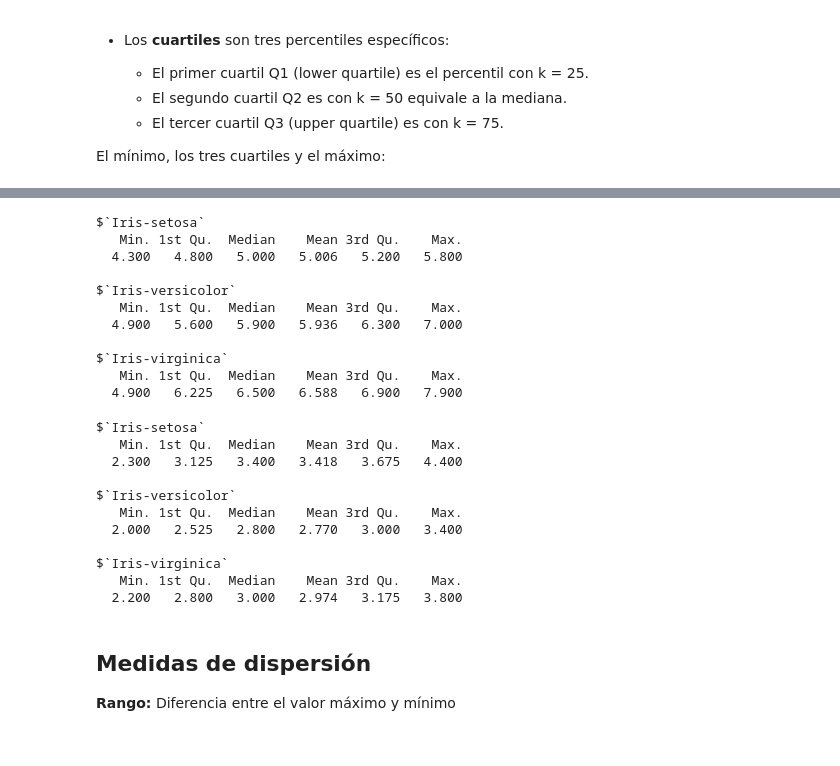
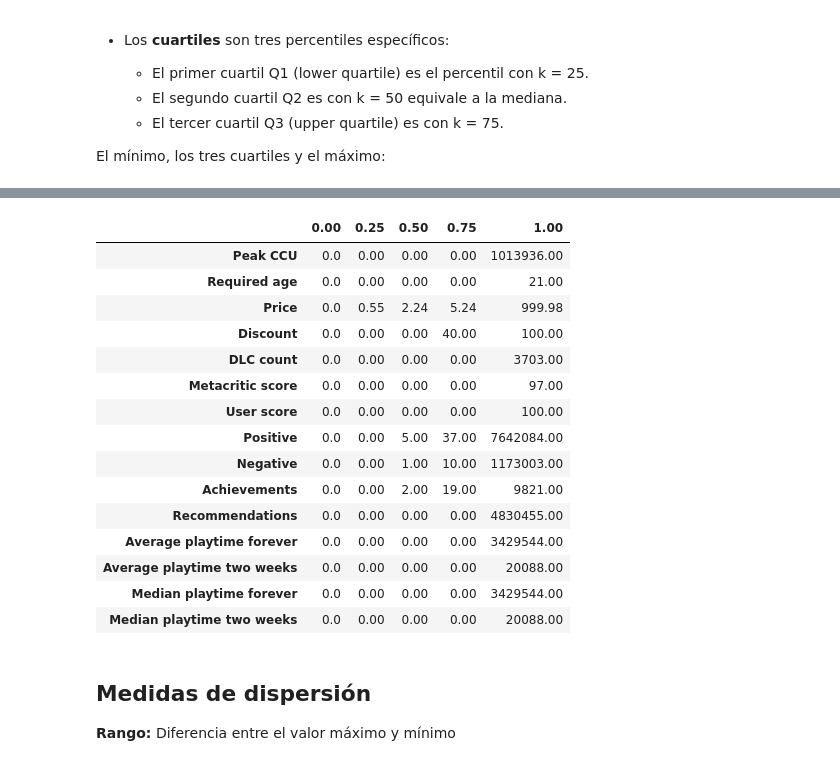
Before and after one commit to David-Felipe/ProyectoMineriaDatos, a Jupyter notebook: Iteracion 0/Proyecto_Minería_de_Datos.ipynb, the cells around one changed output, grey strips where cells are left out. Cells and saved outputs as stored; diff of their text form; code cells hidden in the pictures.

```diff
--- a/Iteracion 0/Proyecto_Minería_de_Datos.ipynb
+++ b/Iteracion 0/Proyecto_Minería_de_Datos.ipynb
@@ -271,0 +219,4 @@ data.groupby('Release date').median(numeric_only=True)
+# %%
+#Python
+variables_relevantes = ['Peak CCU', 'Required age', 'Price', 'Discount', 'DLC count', 'Metacritic score', 'User score', 'Positive', 'Negative', 'Achievements', 'Recommendations', 'Average playtime forever', 'Average playtime two weeks', 'Median playtime forever', 'Median playtime two weeks']
+data[variables_relevantes].mean()
@@ -397,30 +320,0 @@ $virginica
-# %%
-%%R
-tapply(iris$Sepal.Length,iris$Species,summary)
-# %% [output]
-$`Iris-setosa`
-   Min. 1st Qu.  Median    Mean 3rd Qu.    Max.
-  4.300   4.800   5.000   5.006   5.200   5.800
-
-$`Iris-versicolor`
-   Min. 1st Qu.  Median    Mean 3rd Qu.    Max.
-  4.900   5.600   5.900   5.936   6.300   7.000
-
-$`Iris-virginica`
-   Min. 1st Qu.  Median    Mean 3rd Qu.    Max.
-  4.900   6.225   6.500   6.588   6.900   7.900
-# %%
-%%R
-tapply(iris$Sepal.Width,iris$Species,summary)
-# %% [output]
-$`Iris-setosa`
-   Min. 1st Qu.  Median    Mean 3rd Qu.    Max.
-  2.300   3.125   3.400   3.418   3.675   4.400
-
-$`Iris-versicolor`
-   Min. 1st Qu.  Median    Mean 3rd Qu.    Max.
-  2.000   2.525   2.800   2.770   3.000   3.400
-
-$`Iris-virginica`
-   Min. 1st Qu.  Median    Mean 3rd Qu.    Max.
-  2.200   2.800   3.000   2.974   3.175   3.800
@@ -430,3 +321,22 @@ $`Iris-virginica`
+# %%
+data[variables_relevantes].quantile([0.0, 0.25, 0.5, 0.75, 1.0]).T
+# %% [output]
+|  | 0.00 | 0.25 | 0.50 | 0.75 | 1.00 |
+| Peak CCU | 0.0 | 0.00 | 0.00 | 0.00 | 1013936.00 |
+| Required age | 0.0 | 0.00 | 0.00 | 0.00 | 21.00 |
+| Price | 0.0 | 0.55 | 2.24 | 5.24 | 999.98 |
+| Discount | 0.0 | 0.00 | 0.00 | 40.00 | 100.00 |
+| DLC count | 0.0 | 0.00 | 0.00 | 0.00 | 3703.00 |
+| Metacritic score | 0.0 | 0.00 | 0.00 | 0.00 | 97.00 |
+| User score | 0.0 | 0.00 | 0.00 | 0.00 | 100.00 |
+| Positive | 0.0 | 0.00 | 5.00 | 37.00 | 7642084.00 |
+| Negative | 0.0 | 0.00 | 1.00 | 10.00 | 1173003.00 |
+| Achievements | 0.0 | 0.00 | 2.00 | 19.00 | 9821.00 |
+| Recommendations | 0.0 | 0.00 | 0.00 | 0.00 | 4830455.00 |
+| Average playtime forever | 0.0 | 0.00 | 0.00 | 0.00 | 3429544.00 |
+| Average playtime two weeks | 0.0 | 0.00 | 0.00 | 0.00 | 20088.00 |
+| Median playtime forever | 0.0 | 0.00 | 0.00 | 0.00 | 3429544.00 |
+| Median playtime two weeks | 0.0 | 0.00 | 0.00 | 0.00 | 20088.00 |
 # %% [markdown]
 ## **Medidas de dispersión**
 
```
Also changed, not shown: parts of 15 cells of this notebook.
